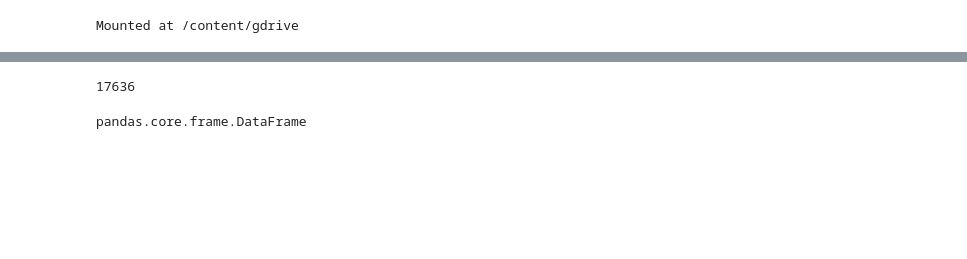
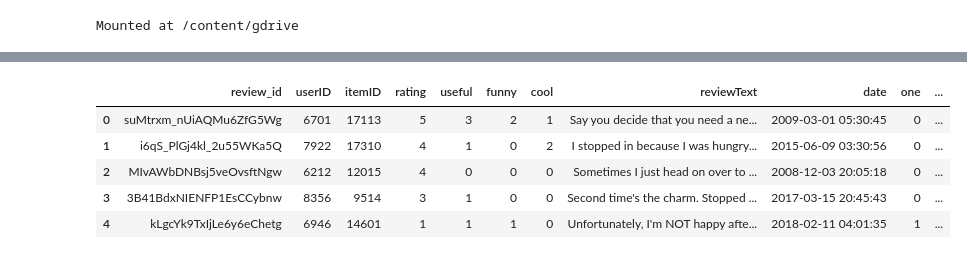
Before and after one commit to AmineSdk/RecommenderSystem, a Jupyter notebook: Notebook/CF_Social_Autoencoder.ipynb, the cells around one changed output, grey strips where cells are left out. Saved outputs shown, nothing was run; the diff lists cells and outputs as text; code cells hidden in the pictures; blank space fills up the shorter version.

```diff
--- a/Notebook/CF_Social_Autoencoder.ipynb
+++ b/Notebook/CF_Social_Autoencoder.ipynb
@@ -454,5 +497,5 @@ evaluateModel(model,x_test,y_test)
 # %%
-df_sample = pd.read_csv("/content/gdrive/MyDrive/shopping_Beta_0.7.csv")
+df_sample = pd.read_csv("/content/review_shopping.csv.zip")
 # %%
 df_sample.rename(columns = {'text': 'reviewText', 'stars': 'rating', 'business_id': 'itemID', 'user_id': 'userID'}, inplace = True)
 df_sample.dropna(how='any',axis=0)
@@ -469,12 +519,13 @@ df_test = datapreprocess(df_sample)
 == DATA PREPROCESSED ==
-# %%
-df_test['itemID'].max()
-# %% [output]
-17636
-# %%
-type(df_test)
-# %% [output]
-pandas.core.frame.DataFrame
+# %%
+df_test.head()
+# %% [output]
+|  | review_id | userID | itemID | rating | useful | funny | cool | reviewText | date | one | ... |
+| 0 | suMtrxm_nUiAQMu6ZfG5Wg | 6701 | 17113 | 5 | 3 | 2 | 1 | Say you decide that you need a ne... | 2009-03-01 05:30:45 | 0 | ... |
+| 1 | i6qS_PlGj4kl_2u55WKa5Q | 7922 | 17310 | 4 | 1 | 0 | 2 | I stopped in because I was hungry... | 2015-06-09 03:30:56 | 0 | ... |
+| 2 | MIvAWbDNBsj5veOvsftNgw | 6212 | 12015 | 4 | 0 | 0 | 0 | Sometimes I just head on over to ... | 2008-12-03 20:05:18 | 0 | ... |
+| 3 | 3B41BdxNIENFP1EsCCybnw | 8356 | 9514 | 3 | 1 | 0 | 0 | Second time's the charm. Stopped ... | 2017-03-15 20:45:43 | 0 | ... |
+| 4 | kLgcYk9TxIjLe6y6eChetg | 6946 | 14601 | 1 | 1 | 1 | 0 | Unfortunately, I'm NOT happy afte... | 2018-02-11 04:01:35 | 1 | ... |
 # %%
 model = genGMFmat(df_sample,df_test,'GMF',0,2,tf.keras.losses.MeanSquaredError(),'adam',8)
 # %% [output]
```
Also changed, not shown: parts of 22 cells of this notebook.
